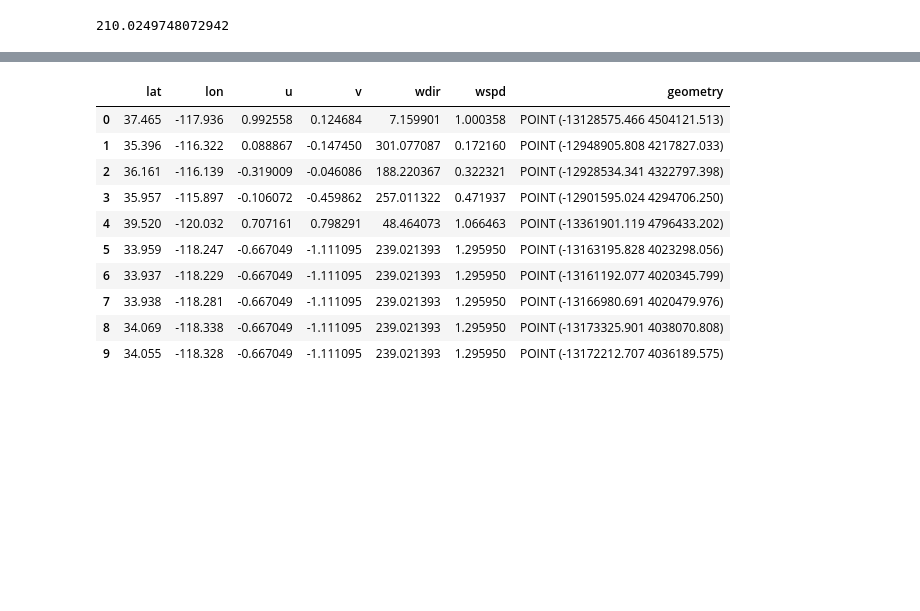
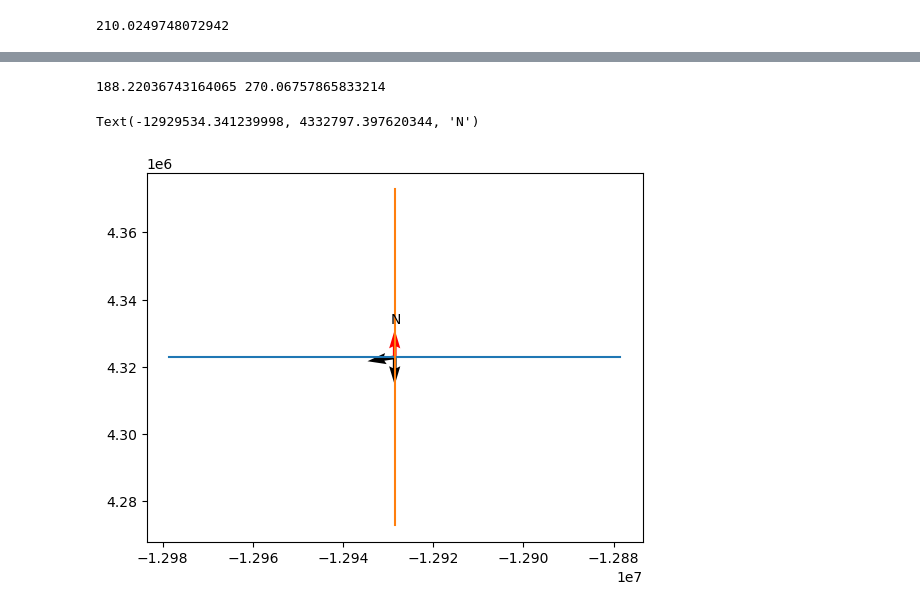
Before and after one commit to jmdatasci/fire_capstone, a Jupyter notebook: src/data/wind/8. wind_direction.ipynb, the cells around one changed output, grey strips where cells are left out. Drawn from its saved outputs; the diff is of its cells as text; code cells hidden in the pictures; blank space fills up the shorter version.

```diff
--- a/src/data/wind/8. wind_direction.ipynb
+++ b/src/data/wind/8. wind_direction.ipynb
@@ -208,20 +219,3 @@ test_df
 test_df['geometry'][1].distance(test_df['geometry'][0]) * 0.000621371
 # %% [output]
 210.0249748072942
-# %%
-pa = test_df['geometry'][1]
-pb = test_df['geometry'][2]
-
-dist = lambda a,b : a.distance(b) * 0.000621371
-dist(pa,pb)
-
-pa_x = pa.x
-pa_y = pa.y
-pb_x = pb.x
-pb_y = pb.y
-
-dx = pb_x - pa_x
-dy = pb_y - pa_x
-
-angle = 360-np.degrees(np.arctan(dy/dx))
-print(test_df['wdir'][2], angle)
@@ -288,14 +300,15 @@ plt.show()
-# %%
-test_df
-# %% [output]
-|  | lat | lon | u | v | wdir | wspd | geometry |
-| 0 | 37.465 | -117.936 | 0.992558 | 0.124684 | 7.159901 | 1.000358 | POINT (-13128575.466 4504121.513) |
-| 1 | 35.396 | -116.322 | 0.088867 | -0.147450 | 301.077087 | 0.172160 | POINT (-12948905.808 4217827.033) |
-| 2 | 36.161 | -116.139 | -0.319009 | -0.046086 | 188.220367 | 0.322321 | POINT (-12928534.341 4322797.398) |
-| 3 | 35.957 | -115.897 | -0.106072 | -0.459862 | 257.011322 | 0.471937 | POINT (-12901595.024 4294706.250) |
-| 4 | 39.520 | -120.032 | 0.707161 | 0.798291 | 48.464073 | 1.066463 | POINT (-13361901.119 4796433.202) |
-| 5 | 33.959 | -118.247 | -0.667049 | -1.111095 | 239.021393 | 1.295950 | POINT (-13163195.828 4023298.056) |
-| 6 | 33.937 | -118.229 | -0.667049 | -1.111095 | 239.021393 | 1.295950 | POINT (-13161192.077 4020345.799) |
-| 7 | 33.938 | -118.281 | -0.667049 | -1.111095 | 239.021393 | 1.295950 | POINT (-13166980.691 4020479.976) |
-| 8 | 34.069 | -118.338 | -0.667049 | -1.111095 | 239.021393 | 1.295950 | POINT (-13173325.901 4038070.808) |
-| 9 | 34.055 | -118.328 | -0.667049 | -1.111095 | 239.021393 | 1.295950 | POINT (-13172212.707 4036189.575) |
+# %%
+angle = 360-np.degrees(np.arctan(dy/dx))
+print(test_df['wdir'][2], angle)
+# %% [output]
+188.22036743164065 270.06757865833214
+# %%
+plt.quiver(pb_x,pb_y,pb_u,pb_v)
+plt.quiver(pb_x,pb_y,-dx,-dy)
+plt.quiver(pb_x,pb_y,0,1, color='r')
+plt.plot([pb_x-50000,pb_x+50000], [pb_y, pb_y])
+plt.plot([pb_x,pb_x], [pb_y+50000, pb_y-50000])
+plt.text(pb_x-1000,pb_y+10000,'N')
+# %% [output]
+Text(-12929534.341239998, 4332797.397620344, 'N')
+[figure, added]
```
Also changed, not shown: parts of 15 cells of this notebook, 1 other file.
